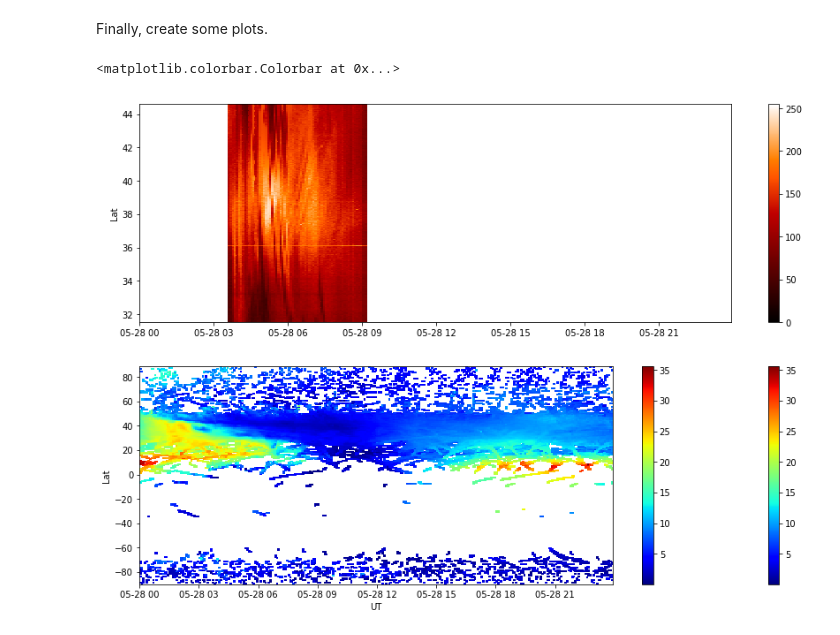
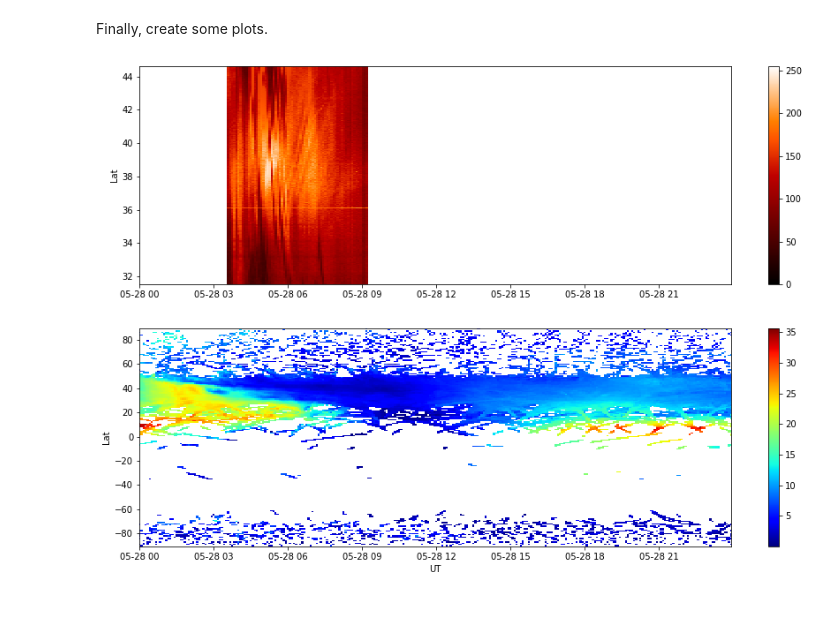
Before and after one commit to EarthCubeInGeo/resen-core, a Jupyter notebook: tutorials/GetStartedWithReSEn.ipynb, the cells around one changed output. Drawn from its saved outputs; the diff is of its cells as text; code cells hidden in the pictures; blank space fills up the shorter version.

```diff
--- a/tutorials/GetStartedWithReSEn.ipynb
+++ b/tutorials/GetStartedWithReSEn.ipynb
@@ -53,7 +51,7 @@ for alt in alts:
     glat, glon, __ = A.apex2geo(pfisr_mlat, pfisr_mlon, alt)
 
     pt = pyglow.Point(t0, pfisr_lat, pfisr_lon, alt)
-    pt.run_iri()
+    pt.run_iri(bil2000=True, f1_layer=False)
     ne.append(pt.ne)
 
 plt.plot(ne, alts)
@@ -168,17 +184,14 @@ irib = np.array(irib)
 # %% [markdown]
 Now, let's try plotting both the PFISR density and the IRI density and see if there are significant differences.  First, do the vertical beam.
 # %%
-fig = plt.figure()
-ax1 = fig.add_subplot(211)
-f = ax1.pcolormesh(times, altz/1000., densz.T, vmin=0, vmax=3e11)
+fig,(ax1,ax2) = plt.subplots(nrows=2, figsize=(8,6))
+pcm = ax1.pcolormesh(PFISRtimes, altz/1000., densz.T, vmin=0, vmax=3e11,shading='auto')
 ax1.set_xlabel('UT')
 ax1.set_ylabel('Alt (km)')
 
-ax2 = fig.add_subplot(212)
-f = ax2.pcolormesh(times, altz/1000., iriz.T, vmin=0, vmax=3e11)
-cax = fig.add_axes([0.95, 0.1, 0.05, 0.8])
+pcm = ax2.pcolormesh(PFISRtimes, altz/1000., iriz.T, vmin=0, vmax=3e11,shading='auto')
 ax2.set_xlabel('UT')
 ax2.set_ylabel('Alt (km)')
 
-plt.colorbar(f, cax=cax)
+fig.colorbar(pcm, ax=[ax1,ax2]);
 # %% [output]
@@ -187,17 +199,14 @@ plt.colorbar(f, cax=cax)
 # %% [markdown]
 Now, do the up-B beam.
 # %%
-fig = plt.figure()
-ax1 = fig.add_subplot(211)
-f = ax1.pcolormesh(times, altb/1000., densb.T, vmin=0, vmax=3e11)
+fig,(ax1,ax2) = plt.subplots(nrows=2, figsize=(8,6))
+pcm = ax1.pcolormesh(PFISRtimes, altb/1000., densb.T, vmin=0, vmax=3e11,shading='auto')
 ax1.set_xlabel('UT')
 ax1.set_ylabel('Alt (km)')
 
-ax2 = fig.add_subplot(212)
-f = ax2.pcolormesh(times, altb/1000., irib.T, vmin=0, vmax=3e11)
+pcm = ax2.pcolormesh(PFISRtimes, altb/1000., irib.T, vmin=0, vmax=3e11,shading='auto')
 ax2.set_xlabel('UT')
 ax2.set_ylabel('Alt (km)')
 
-cax = fig.add_axes([0.95, 0.1, 0.05, 0.8])
-plt.colorbar(f, cax=cax)
+fig.colorbar(pcm, ax=[ax1,ax2]);
 # %% [output]
@@ -270,7 +277,7 @@ with h5py.File(data_path + 'gps170528g.004.hdf5','r') as f:
     tec0 = f['/Data/Array Layout/2D Parameters/tec'][:]
 
 # select a slice of the TEC array that is closest to t0
-times = np.array([datetime.utcfromtimestamp(t) for t in tstmp])
+tectimes = np.array([datetime.utcfromtimestamp(t) for t in tstmp])
 i = np.argmin(np.abs(tstmp-(t0-datetime.utcfromtimestamp(0)).total_seconds()))
 tec = tec0[:,:,i]
 # %% [markdown]
@@ -329,21 +336,19 @@ Finally, create some plots.
 # %%
 # Now plot
 from pandas.plotting import register_matplotlib_converters
 register_matplotlib_converters()
 
 fig = plt.figure(figsize=(15,10))
 ax1 = fig.add_subplot(211)
-f = ax1.pcolormesh(mango_times, mango_lat, mango.T, cmap=plt.get_cmap('gist_heat'))
+pcm = ax1.pcolormesh(mango_times, mango_lat, mango.T, cmap=plt.get_cmap('gist_heat'),shading='auto')
 ax1.set_ylabel('Lat')
-plt.colorbar(f)
+fig.colorbar(pcm, ax=ax1)
 
 ax2 = fig.add_subplot(212, sharex=ax1)
-f = ax2.pcolormesh(times, tec_lat, tec, cmap=plt.get_cmap('jet'))
+pcm = ax2.pcolormesh(tectimes, tec_lat, tec, cmap=plt.get_cmap('jet'),shading='auto')
 ax2.set_ylabel('Lat')
 ax2.set_xlabel('UT')
-plt.colorbar(f)
-
-plt.colorbar(f)
+ax2.set_xlim(tectimes[0], tectimes[-1])
+fig.colorbar(pcm, ax=ax2);
 # %% [output]
-<matplotlib.colorbar.Colorbar at 0x...>
-[figure, old version]
+[figure, new version]
```
Also changed, not shown: parts of 13 cells of this notebook.
